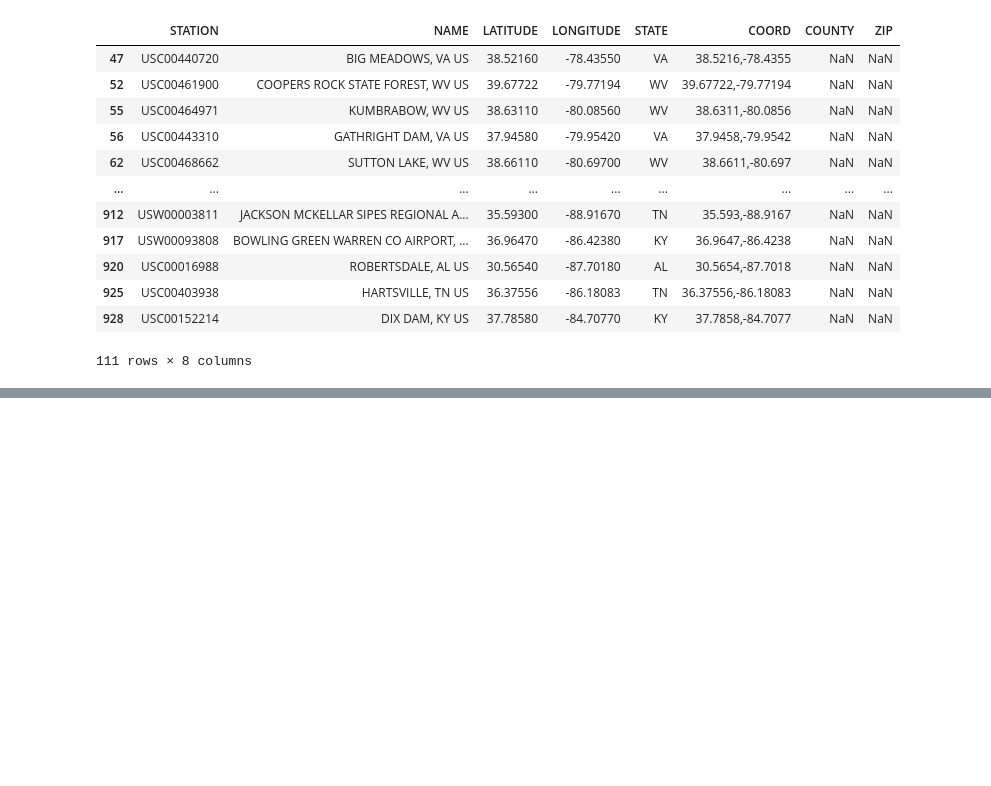
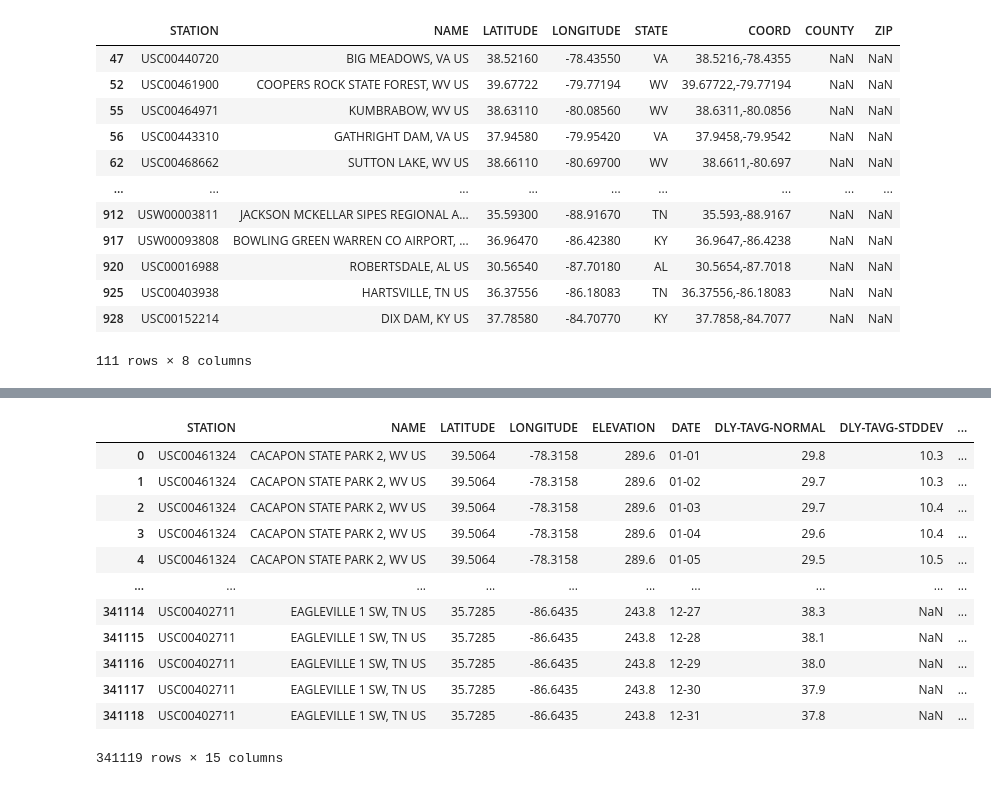
Before and after one commit to rebekahcallkacz/interactive-daily-normals, a Jupyter notebook: data_cleaning.ipynb, the cells around one changed output, grey strips where cells are left out. Saved outputs shown, nothing was run; the diff lists cells and outputs as text; code cells hidden in the pictures; blank space fills up the shorter version.

Commit message:
finalized station metadata and weather data - added zipcodes and counties

```diff
--- a/data_cleaning.ipynb
+++ b/data_cleaning.ipynb
@@ -235,7 +239,6 @@ rgeocode = RateLimiter(locator.reverse, min_delay_seconds=0.001)
 # Create columns for county and zip code
 stations['COUNTY'] = ''
 stations['ZIP'] = ''
-missing_geocoding = []
 
 # Pull county and zip code for each station
 for index, row in stations.iterrows():
@@ -246,7 +249,6 @@ for index, row in stations.iterrows():
         zipcode = address.raw['address']['postcode']
         stations.loc[index, 'COUNTY'] = county
         stations.loc[index, 'ZIP'] = zipcode
-        missing_geocoding.append(row['NAME'])
         print(f"{row['NAME']} complete.")
     except:
         print(f"Cannot find {row['NAME']}.")
@@ -379,0 +374,35 @@ found_stations
+# %%
+# Retry API calls which didn't work
+
+# Create empty list to store any API calls that don't work
+missing_stations_2 = []
+
+for entry in missing_stations:
+    coord = entry['COORD']
+    # Assemble url and make API call based on coordinates
+    url = f'https://maps.googleapis.com/maps/api/geocode/json?latlng={coord}&key={gkey}'
+    response = requests.get(url)
+    geocoding = response.json()
+
+    try:
+        # Find zipcode and county within JSON response
+        for dict in geocoding['results'][0]['address_components']:
+            if 'administrative_area_level_2' in dict['types']:
+                county = dict['long_name']
+            if 'postal_code' in dict['types']:
+                zipcode = dict['long_name']
+        # Add zipcode and county to dataframe
+        stations.loc[stations['COORD'] == coord, 'COUNTY'] = county
+        stations.loc[stations['COORD'] == coord, 'ZIP'] = zipcode
+
+        print(f'Added {coord} to DataFrame.')
+
+    except:
+        # Store any problematic coordinates
+        missing_dict = {}
+        missing_dict['JSON'] = geocoding
+        missing_dict['COORD'] = coord
+        missing_stations_2.append(missing_dict)
+        print(f'Could not add {coord} to DataFrame')
+
+print('Finished Processing')
@@ -380,5 +443,24 @@ found_stations
 # %%
 # Store station metadata in csv file
 stations.to_csv('stations-metadata.csv', index=False)
+# %%
+# Merge station metadata with initial data
+stations_subset = stations[['NAME', 'COUNTY', 'ZIP']]
+df_clean_3 = pd.merge(df_clean_2, stations_subset, on='NAME')
+df_clean_3
+# %% [output]
+|  | STATION | NAME | LATITUDE | LONGITUDE | ELEVATION | DATE | DLY-TAVG-NORMAL | DLY-TAVG-STDDEV | ... |
+| 0 | USC00461324 | CACAPON STATE PARK 2, WV US | 39.5064 | -78.3158 | 289.6 | 01-01 | 29.8 | 10.3 | ... |
+| 1 | USC00461324 | CACAPON STATE PARK 2, WV US | 39.5064 | -78.3158 | 289.6 | 01-02 | 29.7 | 10.3 | ... |
+| 2 | USC00461324 | CACAPON STATE PARK 2, WV US | 39.5064 | -78.3158 | 289.6 | 01-03 | 29.7 | 10.4 | ... |
+| 3 | USC00461324 | CACAPON STATE PARK 2, WV US | 39.5064 | -78.3158 | 289.6 | 01-04 | 29.6 | 10.4 | ... |
+| 4 | USC00461324 | CACAPON STATE PARK 2, WV US | 39.5064 | -78.3158 | 289.6 | 01-05 | 29.5 | 10.5 | ... |
+| ... | ... | ... | ... | ... | ... | ... | ... | ... | ... |
+| 341114 | USC00402711 | EAGLEVILLE 1 SW, TN US | 35.7285 | -86.6435 | 243.8 | 12-27 | 38.3 | NaN | ... |
+| 341115 | USC00402711 | EAGLEVILLE 1 SW, TN US | 35.7285 | -86.6435 | 243.8 | 12-28 | 38.1 | NaN | ... |
+| 341116 | USC00402711 | EAGLEVILLE 1 SW, TN US | 35.7285 | -86.6435 | 243.8 | 12-29 | 38.0 | NaN | ... |
+| 341117 | USC00402711 | EAGLEVILLE 1 SW, TN US | 35.7285 | -86.6435 | 243.8 | 12-30 | 37.9 | NaN | ... |
+| 341118 | USC00402711 | EAGLEVILLE 1 SW, TN US | 35.7285 | -86.6435 | 243.8 | 12-31 | 37.8 | NaN | ... |
+341119 rows × 15 columns
 # %%
 # Store cleaned dataset in csv file
```
Also changed, not shown: parts of 10 cells of this notebook, 2 other files.
